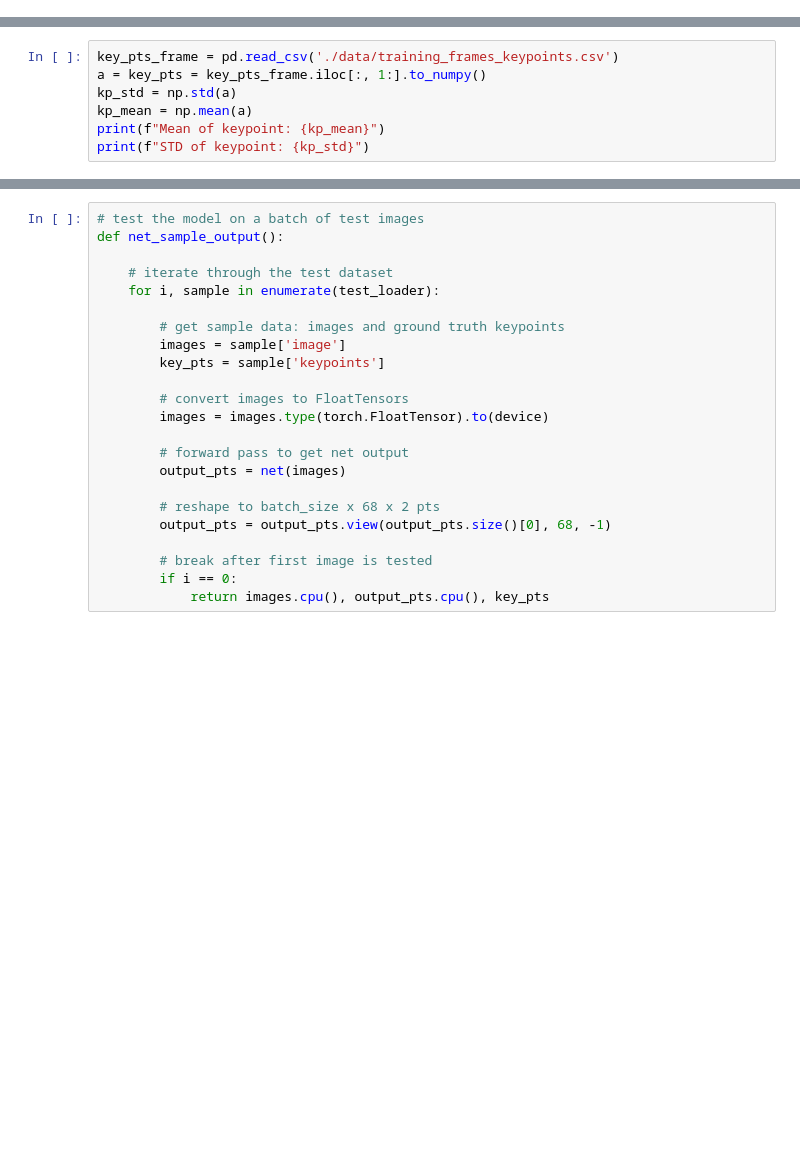
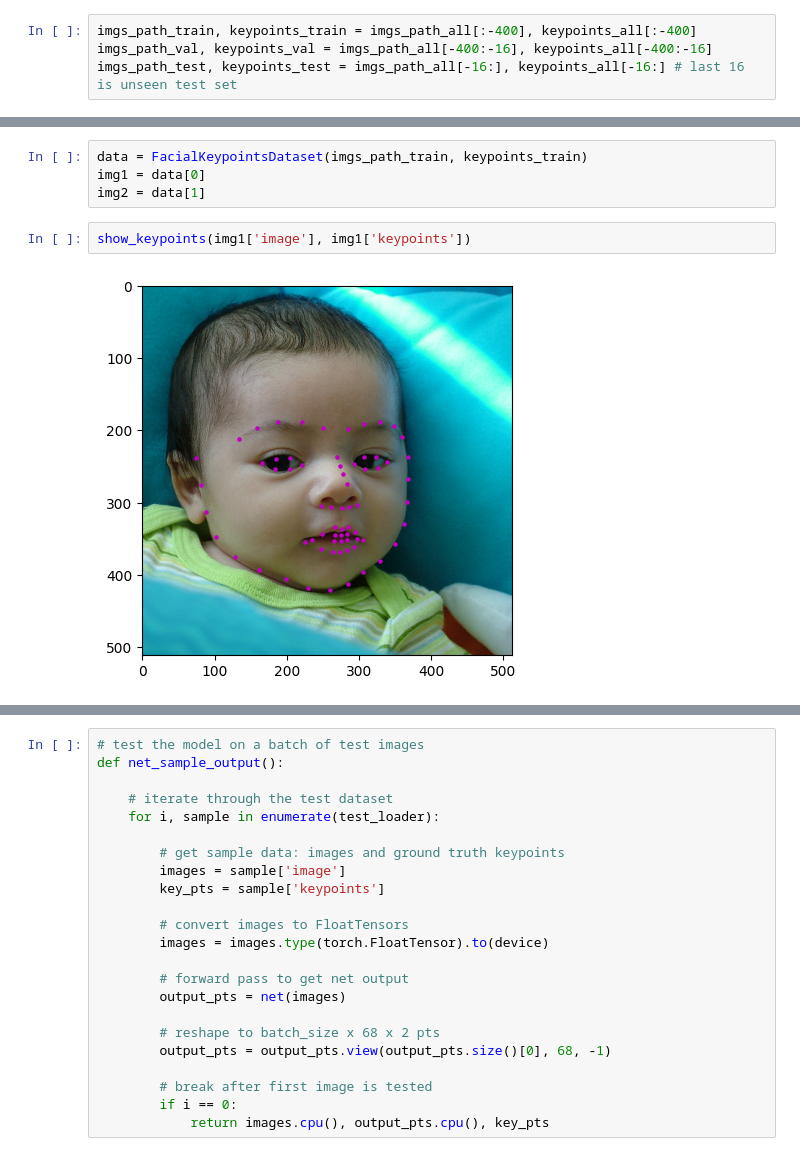
Before and after one commit to Davidyao99/image_morphing, a Jupyter notebook: keypoint_detector_train.ipynb, the cells around one changed output, grey strips where cells are left out. Drawn from its saved outputs; the diff is of its cells as text; blank space fills up the shorter version.

```diff
--- a/keypoint_detector_train.ipynb
+++ b/keypoint_detector_train.ipynb
@@ -18,0 +43,4 @@ from loader import *
+# %%
+imgs_path_train, keypoints_train = imgs_path_all[:-400], keypoints_all[:-400]
+imgs_path_val, keypoints_val = imgs_path_all[-400:-16], keypoints_all[-400:-16]
+imgs_path_test, keypoints_test = imgs_path_all[-16:], keypoints_all[-16:] # last 16 is unseen test set
@@ -24,7 +58,0 @@ def show_keypoints(image, key_pts):
-# %%
-key_pts_frame = pd.read_csv('./data/training_frames_keypoints.csv')
-a = key_pts = key_pts_frame.iloc[:, 1:].to_numpy()
-kp_std = np.std(a)
-kp_mean = np.mean(a)
-print(f"Mean of keypoint: {kp_mean}")
-print(f"STD of keypoint: {kp_std}")
@@ -71,0 +87,8 @@ for i in range(num_to_display):
+# %%
+data = FacialKeypointsDataset(imgs_path_train, keypoints_train)
+img1 = data[0]
+img2 = data[1]
+# %%
+show_keypoints(img1['image'], img1['keypoints'])
+# %% [output]
+[figure, added]
```
Also changed, not shown: parts of 28 cells of this notebook, 30 other files.
